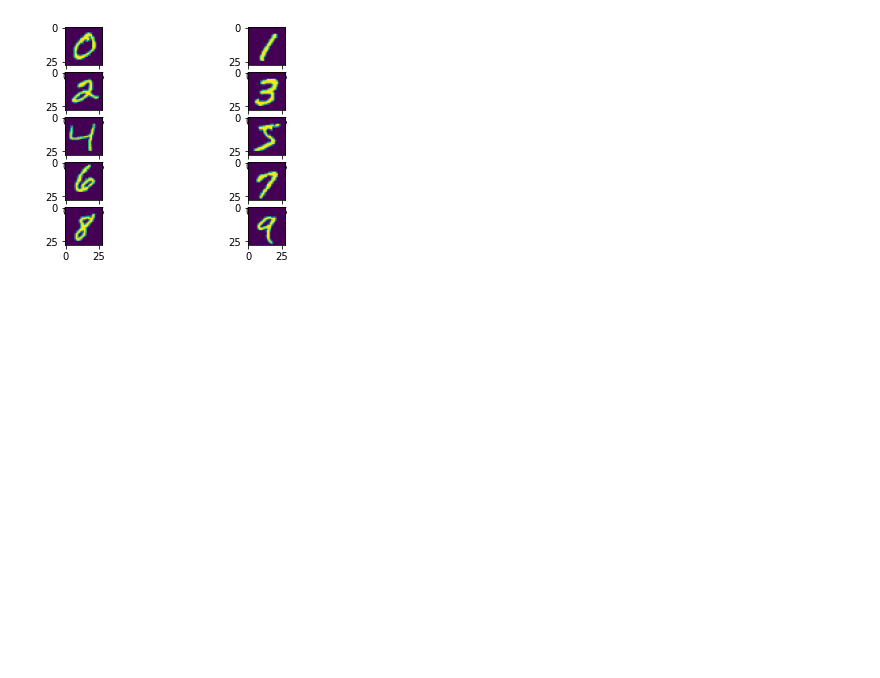
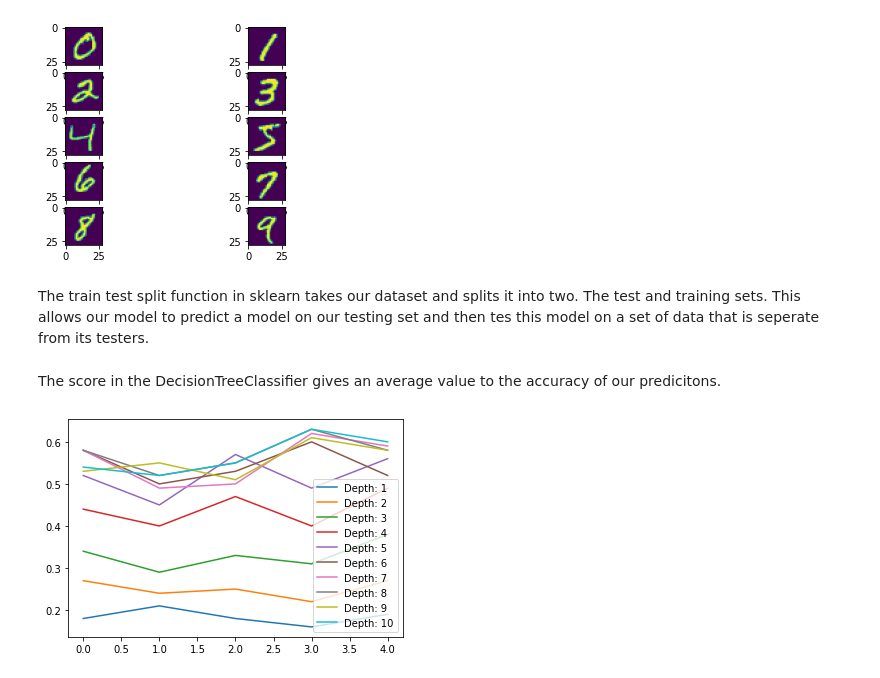
Before and after one commit to johnson0310/EE460J, a Jupyter notebook: EE460J_lab1.ipynb, the cells around one changed output. Saved outputs shown, nothing was run; the diff lists cells and outputs as text; code cells hidden in the pictures; blank space fills up the shorter version.

```diff
--- a/EE460J_lab1.ipynb
+++ b/EE460J_lab1.ipynb
@@ -268,3 +268,19 @@ for i in range(10):
   ax[i//2,i%2].imshow(img)
 # %% [output]
 [figure]
+# %% [markdown]
+The train test split function in sklearn takes our dataset and splits it into two. The test and training sets. This allows our model to predict a model on our testing set and then tes this model on a set of data that is seperate from its testers.
+# %% [markdown]
+The score in the DecisionTreeClassifier gives an average value to the accuracy of our predicitons.
+# %%
+X_train, X_test, Y_train, Y_test = train_test_split(mnist.data, mnist.target, train_size = 500, test_size = 2000)
+# %%
+x = np.linspace(0,9,10)
+
+for i in range(1,11):
+  tree = DecisionTreeClassifier(max_depth=i)
+  train_score = cross_val_score(tree, X_train, Y_train)
+  plt.plot(train_score, label= "Depth: {}".format(i))
+  plt.legend()
+# %% [output]
+[figure, added]
```
